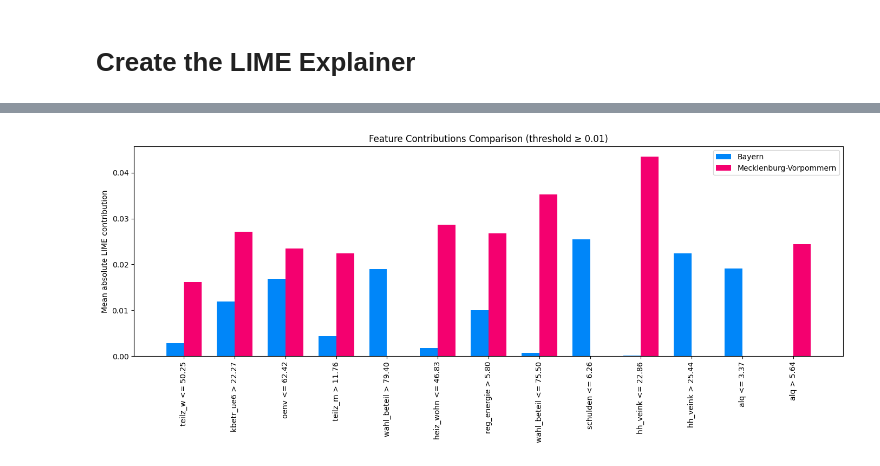
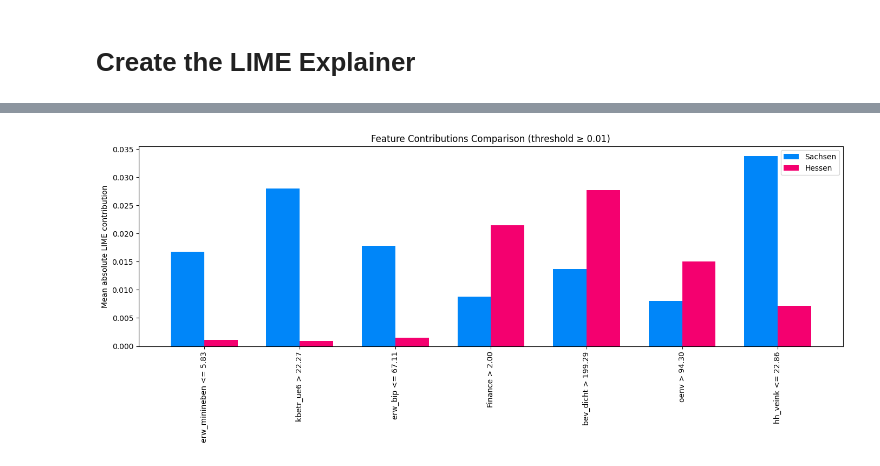
Before and after one commit to LeoS3000/VIZ-XAI-OpenDataGermany, a Jupyter notebook: Newral_Network.ipynb, the cells around one changed output, grey strips where cells are left out. Cells and saved outputs as stored; diff of their text form; code cells hidden in the pictures.

```diff
--- a/Newral_Network.ipynb
+++ b/Newral_Network.ipynb
@@ -41,13 +24,9 @@ df["GKID"] = df["GKID"].astype(float).astype(int).astype(str).str.zfill(8)
 # %%
 gkid_series = df["GKID"].copy()
-print(df['GKID'].head())
-
 y = df['preis_miet_best'].values
 df = df.drop(columns=['preis_miet_best','Gastronomy','All_Buildings','Cycleways','Water_Bodies','Fast_Food','Schools','Green_Areas','Building_Types','v_gsm','Buildings_With_Height_Levels','ko_kasskred','v_breitb50','v_lte','Bio-Läden','Landuse','p_markt','p_apo','bev_binw','heiz_wohn_best','v_5g','p_poli','fl_landw','p_freibad','v_breitb1000','Kindergartens','Health','Playgrounds','p_harzt','p_grunds','pfl_ambu','eauto','v_lte','st_einnkr','p_notfall','beschq_insg','Bio_Shops','mitgl_sportv','erw_mini','straft','elterng_v','p_ozmz_oev','kbetr_ue3','bev_entw','p_nelade','bquali_unifh','p_ozmz_miv','p_sek_2','kinder_bg','All_Highways','GKID','sozsich','wohn_leer','teilz_insg'], axis=1)
 X = df.values
 feature_names = df.columns.tolist()
-
-gkid_series
 # %% [output]
 0    01001000
 1    01002000
@@ -327,7 +221,7 @@ val_loader = DataLoader(val_dataset, batch_size=best_params["batch_size"], shuff
 optimizer = torch.optim.Adam(best_model.parameters(), lr=best_params["lr"])
 criterion = nn.MSELoss()
 # Retrain
-for epoch in range(10):
+for epoch in range(100):
     train_one_epoch(best_model, optimizer, criterion, train_loader, device)
 
 torch.save(best_model.state_dict(), "best_tabular_model_more_reduced.pt")
@@ -840,10 +399,10 @@ from IPython.display import display
 # %%
 def gkid_to_bundesland(gkid):
     prefix = str(gkid)[:2]
-    if prefix == "09":
-        return "Bayern"
-    elif prefix == "13":
-        return "Mecklenburg-Vorpommern"
+    if prefix == "14":
+        return "Sachsen"
+    elif prefix == "06":
+        return "Hessen"
     else:
         return "Other"
 
@@ -859,9 +418,9 @@ X_train_unscaled, X_val_unscaled, y_train, y_val, bundesland_train, bundesland_v
     random_state=42
 )
 # %%
-indices_bayern = [i for i, b in enumerate(bundesland_val) if b == "Bayern"]
-indices_mv = [i for i, b in enumerate(bundesland_val) if b == "Mecklenburg-Vorpommern"]
+indices_bayern = [i for i, b in enumerate(bundesland_val) if b == "Sachsen"]
+indices_mv = [i for i, b in enumerate(bundesland_val) if b == "Hessen"]
 
-print(f"Bayern instances: {len(indices_bayern)}")
-print(f"Mecklenburg-Vorpommern instances: {len(indices_mv)}")
+print(f"Sachsen instances: {len(indices_bayern)}")
+print(f"Hessen instances: {len(indices_mv)}")
 # %% [output]
@@ -928,35 +465,32 @@ plt.show()
 # %%
 import matplotlib.pyplot as plt
 
-# 1️⃣ Get all unique feature names
 all_features = set(agg_bayern.index).union(set(agg_mv.index))
 
-# 2️⃣ Align both Series so they have same index
 agg_bayern_aligned = agg_bayern.reindex(all_features, fill_value=0)
 agg_mv_aligned = agg_mv.reindex(all_features, fill_value=0)
 
-# 3️⃣ Create a Boolean mask: True if at least one >= 0.01
 threshold = 0.015
 mask = (agg_bayern_aligned.abs() >= threshold) | (agg_mv_aligned.abs() >= threshold)
 
-# 4️⃣ Filter the Series
+# Filter the aggregated contributions based on the threshold
 agg_bayern_filtered = agg_bayern_aligned[mask]
 agg_mv_filtered = agg_mv_aligned[mask]
 
-# 5️⃣ Update x positions and labels
+# Prepare x values for plotting
 x = range(len(agg_bayern_filtered))
 width = 0.35
 
-# 6️⃣ Plot
+# Plotting the filtered contributions
 plt.figure(figsize=(14, 6))
-plt.bar([i - width/2 for i in x], agg_bayern_filtered.values, width=width, label="Bayern", color="#0086F9")
-plt.bar([i + width/2 for i in x], agg_mv_filtered.values, width=width, label="Mecklenburg-Vorpommern", color="#F4006F")
+plt.bar([i - width/2 for i in x], agg_bayern_filtered.values, width=width, label="Sachsen", color="#0086F9")
+plt.bar([i + width/2 for i in x], agg_mv_filtered.values, width=width, label="Hessen", color="#F4006F")
 
 plt.xticks(x, agg_bayern_filtered.index, rotation=90)
 plt.ylabel("Mean absolute LIME contribution")
 plt.title("Feature Contributions Comparison (threshold ≥ 0.01)")
 plt.legend()
 plt.tight_layout()
 plt.show()
 # %% [output]
-[figure, old version]
+[figure, new version]
```
Also changed, not shown: parts of 38 cells of this notebook.
